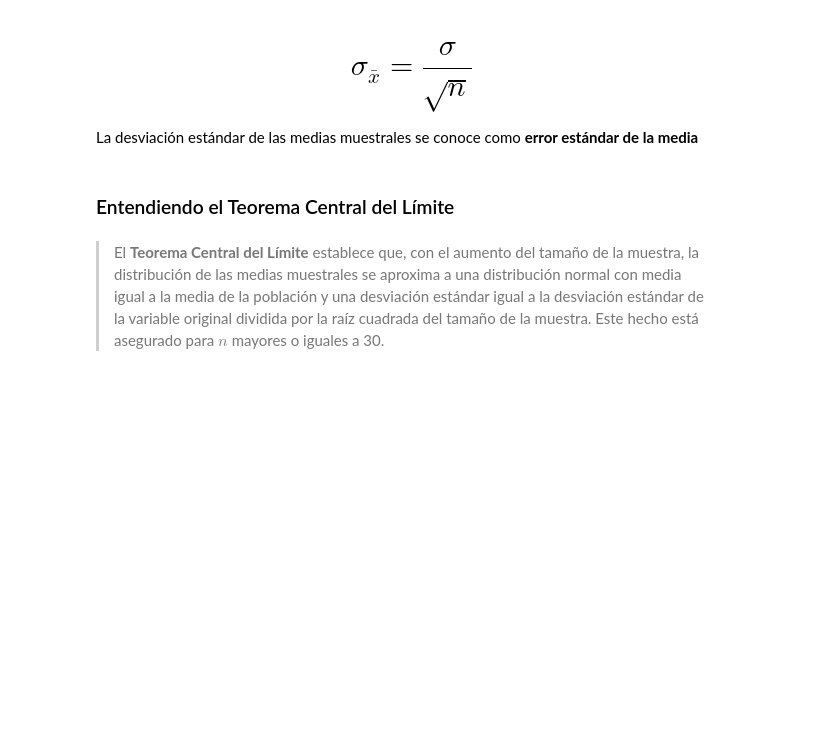
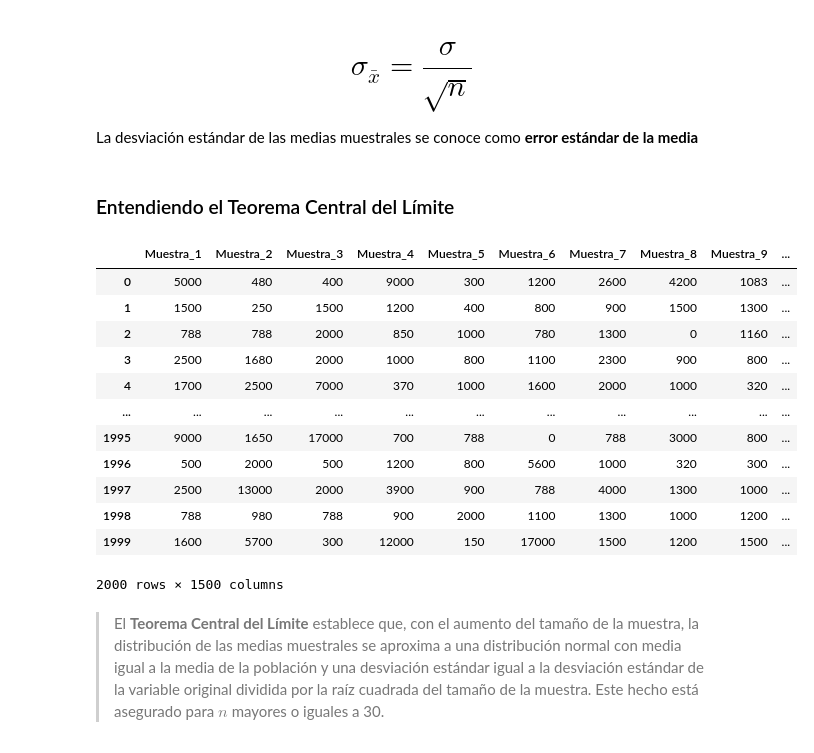
Before and after one commit to JLuceroVasquez/estadistica-con-python-probabilidad-y-muestreo, a Jupyter notebook: notebook-del-curso.ipynb, the cells around one changed output. Drawn from its saved outputs; the diff is of its cells as text; code cells hidden in the pictures; blank space fills up the shorter version.

```diff
--- a/notebook-del-curso.ipynb
+++ b/notebook-del-curso.ipynb
@@ -1047,5 +1048,36 @@ Es la forma de hacer suposiciones generalizadas sobre los parámetros de una pob
 La desviación estándar de las medias muestrales se conoce como **error estándar de la media**
 # %% [markdown]
 ### Entendiendo el Teorema Central del Límite
+# %%
+#Se generará un dataframe de 2000 filas y 1500 columnas.
+'''
+Inicialmente vacío, el datafarme tendrá 1500 muestras de la variable ingresos
+de tamaño 2000 cada una.
+'''
+muestras = pd.DataFrame() #Se crea el dataframe vacío.
+cantidad_muestras = 1500 #Se especifica la cantidad de muestras.
+tamano_muestra = 2000 #Se
+
+for i in range(cantidad_muestras):
+  muestra_n = datos.Ingreso.sample(n=tamano_muestra, random_state=100+i) #Se asignan los 2000 vaores a la variable muestra_n, asegurando la reproductibilidad de los resulados con "random_state".
+  muestra_n.name = f'Muestra_{i+1}' #Se nombra la serie para preservar su nombre cuando sea una columna del df "muestras".
+  muestra_n.index = range(tamano_muestra) #Esto es mucho más efectivo que indicar el parámetro "ingnore_index=True" en pd.concat
+  muestras = pd.concat([muestras, muestra_n], axis=1) #Por recomendación de Python, se usó en lugar de asignar la muestra a una columna del df "muestras".
+
+muestras
+# %% [output]
+|  | Muestra_1 | Muestra_2 | Muestra_3 | Muestra_4 | Muestra_5 | Muestra_6 | Muestra_7 | Muestra_8 | Muestra_9 | ... |
+| 0 | 5000 | 480 | 400 | 9000 | 300 | 1200 | 2600 | 4200 | 1083 | ... |
+| 1 | 1500 | 250 | 1500 | 1200 | 400 | 800 | 900 | 1500 | 1300 | ... |
+| 2 | 788 | 788 | 2000 | 850 | 1000 | 780 | 1300 | 0 | 1160 | ... |
+| 3 | 2500 | 1680 | 2000 | 1000 | 800 | 1100 | 2300 | 900 | 800 | ... |
+| 4 | 1700 | 2500 | 7000 | 370 | 1000 | 1600 | 2000 | 1000 | 320 | ... |
+| ... | ... | ... | ... | ... | ... | ... | ... | ... | ... | ... |
+| 1995 | 9000 | 1650 | 17000 | 700 | 788 | 0 | 788 | 3000 | 800 | ... |
+| 1996 | 500 | 2000 | 500 | 1200 | 800 | 5600 | 1000 | 320 | 300 | ... |
+| 1997 | 2500 | 13000 | 2000 | 3900 | 900 | 788 | 4000 | 1300 | 1000 | ... |
+| 1998 | 788 | 980 | 788 | 900 | 2000 | 1100 | 1300 | 1000 | 1200 | ... |
+| 1999 | 1600 | 5700 | 300 | 12000 | 150 | 17000 | 1500 | 1200 | 1500 | ... |
+2000 rows × 1500 columns
 # %% [markdown]
 > El **Teorema Central del Límite** establece que, con el aumento del tamaño de la muestra, la distribución de las medias muestrales se aproxima a una distribución normal con media igual a la media de la población y una desviación estándar igual a la desviación estándar de la variable original dividida por la raíz cuadrada del tamaño de la muestra. Este hecho está asegurado para $n$ mayores o iguales a 30.
```
Also changed, not shown: parts of 5 cells of this notebook.
